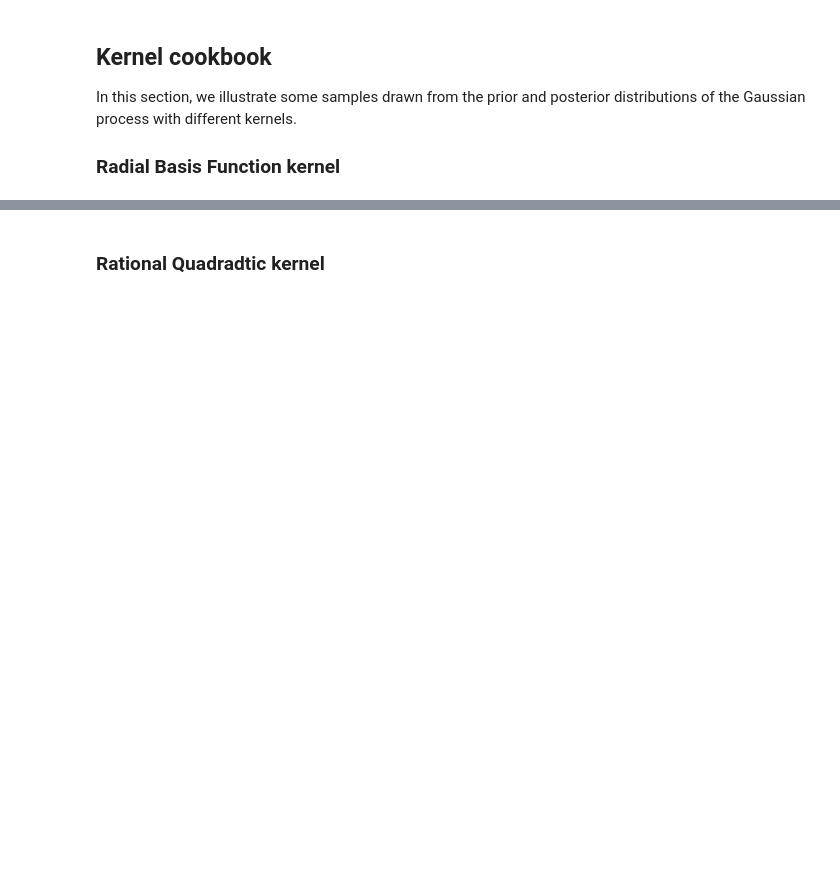
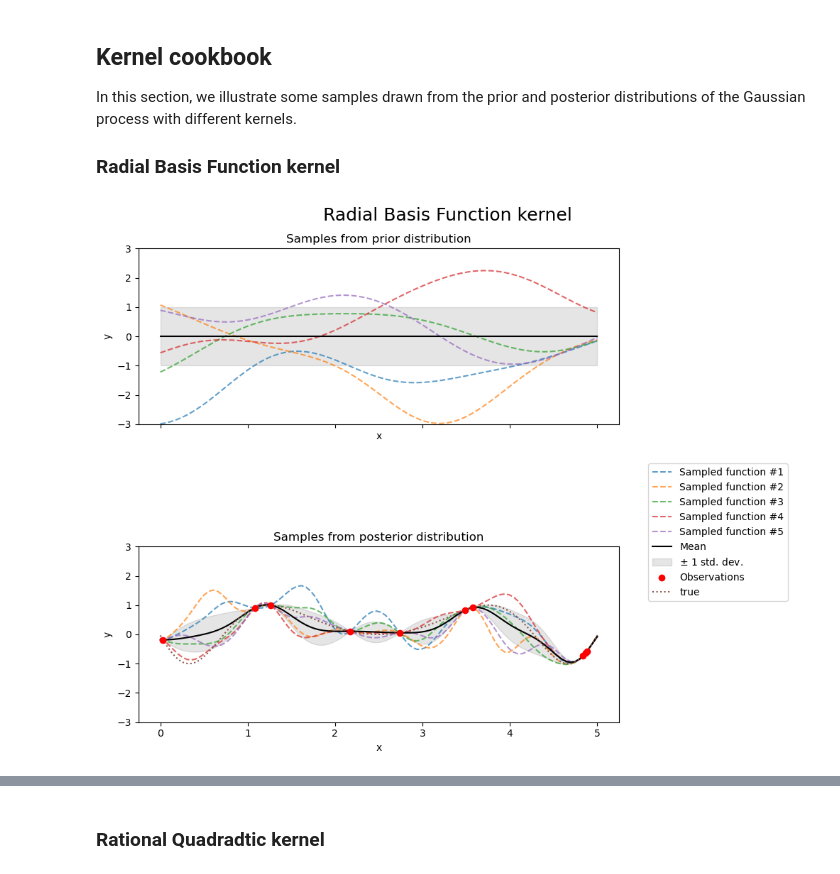
Before and after one commit to buqeye/LearningFromData, a Jupyter notebook: LectureNotes/_build/jupyter_execute/notebooks/Gaussian_processes/plot_gpr_prior_posterior.ipynb, the cells around one changed output, grey strips where cells are left out. Cells and saved outputs as stored; diff of their text form; code cells hidden in the pictures; blank space fills up the shorter version.

```diff
--- a/LectureNotes/_build/jupyter_execute/notebooks/Gaussian_processes/plot_gpr_prior_posterior.ipynb
+++ b/LectureNotes/_build/jupyter_execute/notebooks/Gaussian_processes/plot_gpr_prior_posterior.ipynb
@@ -91,25 +104,28 @@ distributions of the Gaussian process with different kernels.
 # %%
 from sklearn.gaussian_process import GaussianProcessRegressor
 from sklearn.gaussian_process.kernels import RBF
 
 kernel = 1.0 * RBF(length_scale=1.0, length_scale_bounds=(1e-1, 10.0))
 gpr = GaussianProcessRegressor(kernel=kernel, random_state=0)
 
 fig, axs = plt.subplots(nrows=2, sharex=True, sharey=True, figsize=(10, 8))
 
 # plot prior
 plot_gpr_samples(gpr, n_samples=n_samples, ax=axs[0])
 axs[0].set_title("Samples from prior distribution")
 
 # plot posterior
 gpr.fit(X_train, y_train)
 plot_gpr_samples(gpr, n_samples=n_samples, ax=axs[1])
 axs[1].scatter(X_train[:, 0], y_train, color="red", zorder=10, label="Observations")
+axs[1].plot(X_true, y_true, label="true", linestyle="dotted")
 axs[1].legend(bbox_to_anchor=(1.05, 1.5), loc="upper left")
 axs[1].set_title("Samples from posterior distribution")
 
 fig.suptitle("Radial Basis Function kernel", fontsize=18)
 plt.tight_layout()
+# %% [output]
+[figure, added]
 # %%
 print(f"Kernel parameters before fit:\n{kernel})")
 print(
```
Also changed, not shown: parts of 10 cells of this notebook, 16 other files.
